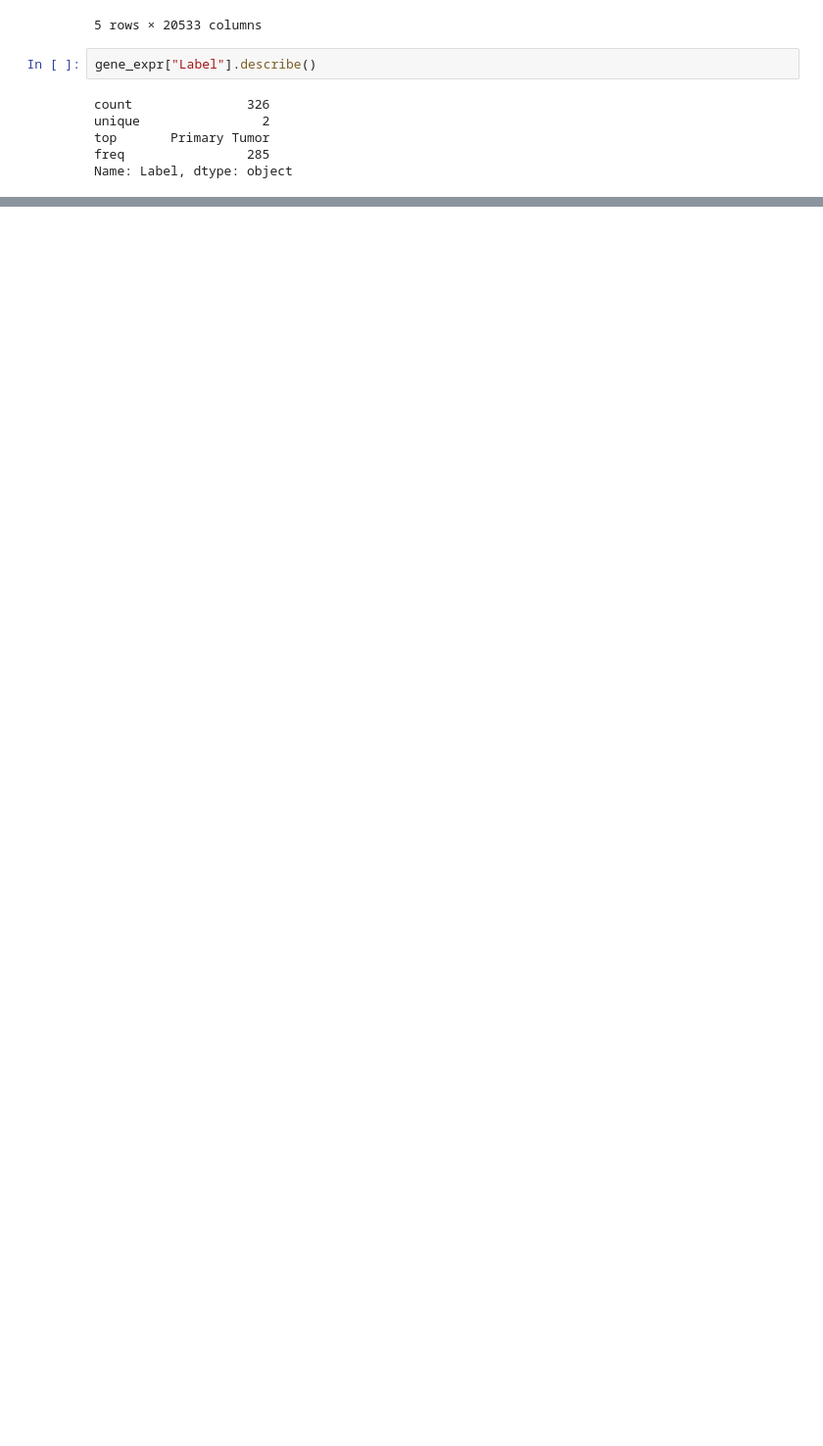
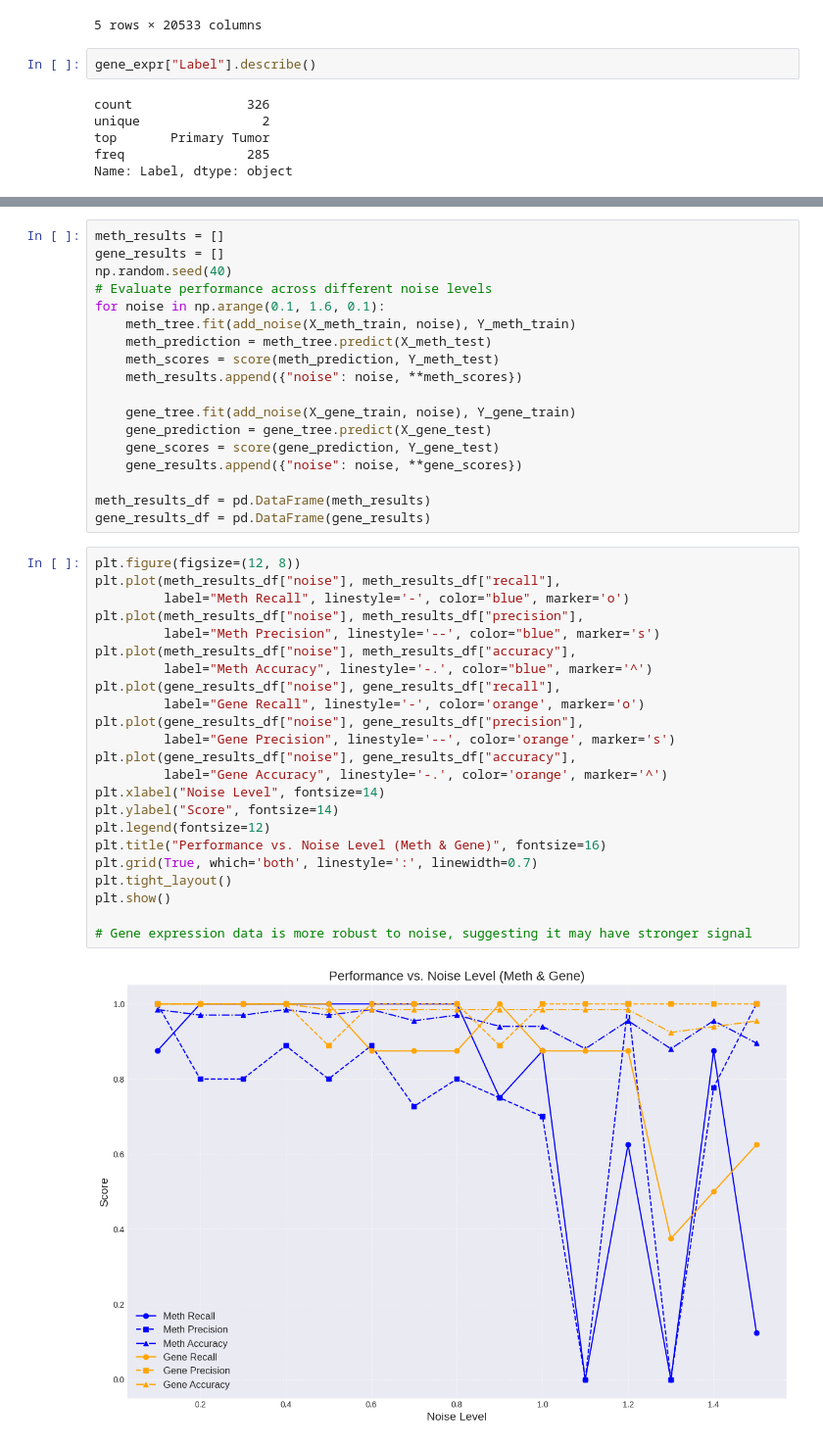
Before and after one commit to KnotATypo/BINF7000-A2-G7, a Jupyter notebook: notebook.ipynb, the cells around one changed output, grey strips where cells are left out. Shown: that part at 98% size. Drawn from its saved outputs; the diff is of its cells as text; blank space fills up the shorter version.

```diff
--- a/notebook.ipynb
+++ b/notebook.ipynb
@@ -172,0 +237,43 @@ print(feature_importance_df.head(20))
+# %%
+meth_results = []
+gene_results = []
+np.random.seed(40)
+# Evaluate performance across different noise levels
+for noise in np.arange(0.1, 1.6, 0.1):
+    meth_tree.fit(add_noise(X_meth_train, noise), Y_meth_train)
+    meth_prediction = meth_tree.predict(X_meth_test)
+    meth_scores = score(meth_prediction, Y_meth_test)
+    meth_results.append({"noise": noise, **meth_scores})
+
+    gene_tree.fit(add_noise(X_gene_train, noise), Y_gene_train)
+    gene_prediction = gene_tree.predict(X_gene_test)
+    gene_scores = score(gene_prediction, Y_gene_test)
+    gene_results.append({"noise": noise, **gene_scores})
+
+meth_results_df = pd.DataFrame(meth_results)
+gene_results_df = pd.DataFrame(gene_results)
+# %%
+plt.figure(figsize=(12, 8))
+plt.plot(meth_results_df["noise"], meth_results_df["recall"],
+         label="Meth Recall", linestyle='-', color="blue", marker='o')
+plt.plot(meth_results_df["noise"], meth_results_df["precision"],
+         label="Meth Precision", linestyle='--', color="blue", marker='s')
+plt.plot(meth_results_df["noise"], meth_results_df["accuracy"],
+         label="Meth Accuracy", linestyle='-.', color="blue", marker='^')
+plt.plot(gene_results_df["noise"], gene_results_df["recall"],
+         label="Gene Recall", linestyle='-', color='orange', marker='o')
+plt.plot(gene_results_df["noise"], gene_results_df["precision"],
+         label="Gene Precision", linestyle='--', color='orange', marker='s')
+plt.plot(gene_results_df["noise"], gene_results_df["accuracy"],
+         label="Gene Accuracy", linestyle='-.', color='orange', marker='^')
+plt.xlabel("Noise Level", fontsize=14)
+plt.ylabel("Score", fontsize=14)
+plt.legend(fontsize=12)
+plt.title("Performance vs. Noise Level (Meth & Gene)", fontsize=16)
+plt.grid(True, which='both', linestyle=':', linewidth=0.7)
+plt.tight_layout()
+plt.show()
+
+# Gene expression data is more robust to noise, suggesting it may have stronger signal
+# %% [output]
+[figure, added]
```
Also changed, not shown: parts of 14 cells of this notebook, 1 other file.
